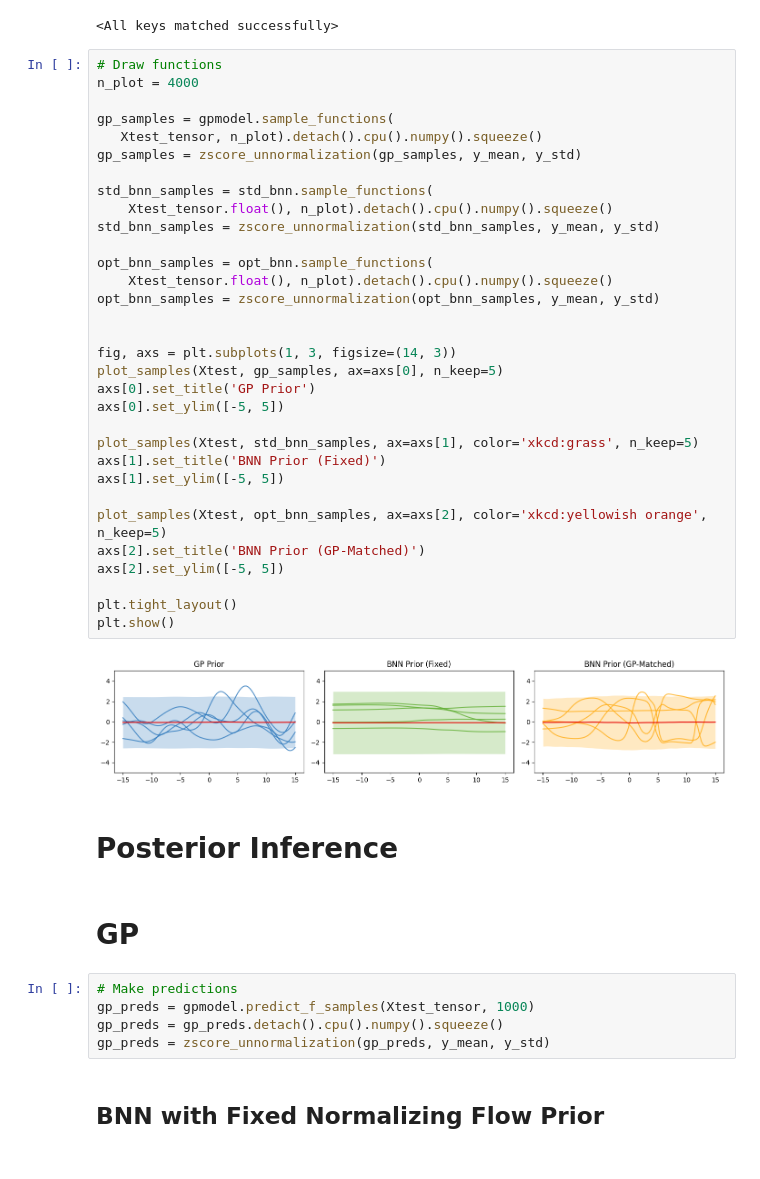
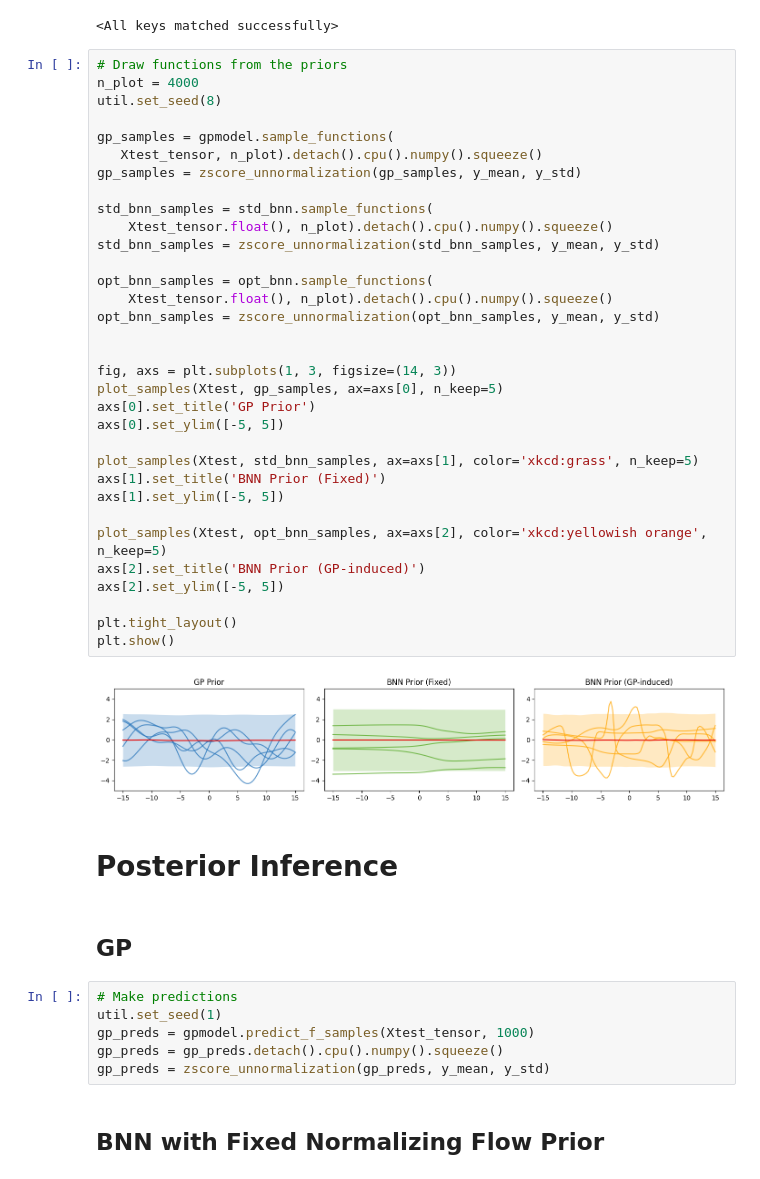
Before and after one commit to anonymauthors623/you-need-a-good-prior, a Jupyter notebook: notebooks/1D_regression_norm_flow_prior.ipynb, the cells around one changed output. Saved outputs shown, nothing was run; the diff lists cells and outputs as text.

```diff
--- a/notebooks/1D_regression_norm_flow_prior.ipynb
+++ b/notebooks/1D_regression_norm_flow_prior.ipynb
@@ -196,45 +209,47 @@ opt_bnn.load_state_dict(torch.load(ckpt_path))
 # %% [output]
 <All keys matched successfully>
 # %%
-# Draw functions
+# Draw functions from the priors
 n_plot = 4000
+util.set_seed(8)
 
 gp_samples = gpmodel.sample_functions(
    Xtest_tensor, n_plot).detach().cpu().numpy().squeeze()
 gp_samples = zscore_unnormalization(gp_samples, y_mean, y_std)
 
 std_bnn_samples = std_bnn.sample_functions(
     Xtest_tensor.float(), n_plot).detach().cpu().numpy().squeeze()
 std_bnn_samples = zscore_unnormalization(std_bnn_samples, y_mean, y_std)
 
 opt_bnn_samples = opt_bnn.sample_functions(
     Xtest_tensor.float(), n_plot).detach().cpu().numpy().squeeze()
 opt_bnn_samples = zscore_unnormalization(opt_bnn_samples, y_mean, y_std)
 
 
 fig, axs = plt.subplots(1, 3, figsize=(14, 3))
 plot_samples(Xtest, gp_samples, ax=axs[0], n_keep=5)
 axs[0].set_title('GP Prior')
 axs[0].set_ylim([-5, 5])
 
 plot_samples(Xtest, std_bnn_samples, ax=axs[1], color='xkcd:grass', n_keep=5)
 axs[1].set_title('BNN Prior (Fixed)')
 axs[1].set_ylim([-5, 5])
 
 plot_samples(Xtest, opt_bnn_samples, ax=axs[2], color='xkcd:yellowish orange', n_keep=5)
-axs[2].set_title('BNN Prior (GP-Matched)')
+axs[2].set_title('BNN Prior (GP-induced)')
 axs[2].set_ylim([-5, 5])
 
 plt.tight_layout()
 plt.show()
 # %% [output]
-[figure, old version]
+[figure, new version]
 # %% [markdown]
 # Posterior Inference
 # %% [markdown]
-# GP
+## GP
 # %%
 # Make predictions
+util.set_seed(1)
 gp_preds = gpmodel.predict_f_samples(Xtest_tensor, 1000)
 gp_preds = gp_preds.detach().cpu().numpy().squeeze()
 gp_preds = zscore_unnormalization(gp_preds, y_mean, y_std)
```
Also changed, not shown: parts of 19 cells of this notebook, 3 other files.
